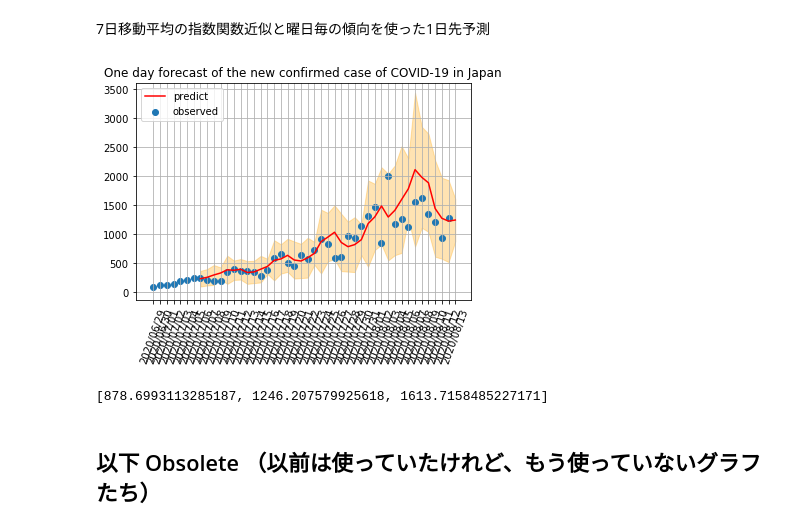
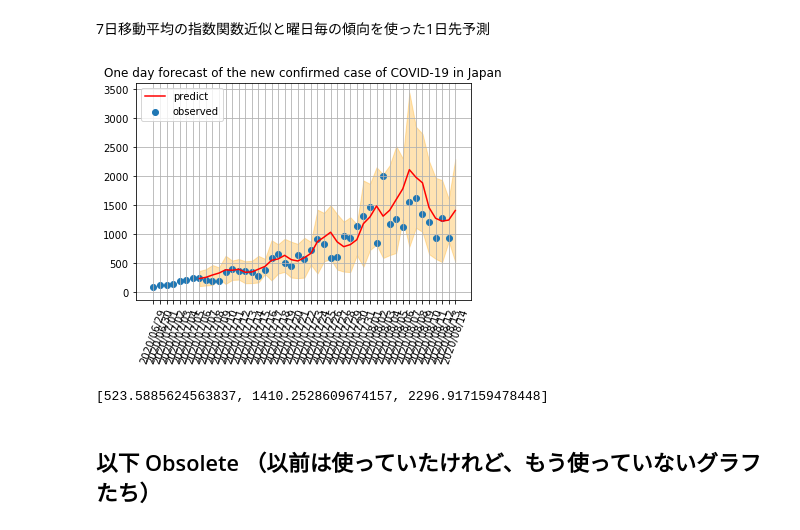
Before and after one commit to yoneken/covid19jp, a Jupyter notebook: Forecast_covid19.ipynb, the cells around one changed output. Cells and saved outputs as stored; diff of their text form; code cells hidden in the pictures.

```diff
--- a/Forecast_covid19.ipynb
+++ b/Forecast_covid19.ipynb
@@ -444,23 +444,23 @@ df_new["predict_d"] = df_new.apply(lambda d: np.exp(d.a * (9+forecast) + d.b)*(1
 # %%
 df_new_pick = df_new[160:]
 
 #plt.plot(range(len(df_new.MA7)), df_new.MA7.values, color="green")
 #plt.plot(range(len(df_new.tmp)), df_new.tmp.values, color="green", linewidth=0.5)
 plt.plot(range(6+forecast, len(df_new_pick.predict)+6+forecast), df_new_pick.predict, color="red", label="predict")
 plt.fill_between(range(6+forecast, len(df_new_pick.predict)+6+forecast), df_new_pick.predict_d, df_new_pick.predict_u, color="orange", alpha=0.3)
 plt.scatter(range(len(df_new_pick.Japan)), df_new_pick.Japan.values, label="observed")
 
 xjticks = [l.strftime("%Y/%m/%d") for i,l in enumerate(df_new_pick.date)]
-plt.xticks(range(len(xjticks)-7), xjticks, rotation=70)
+plt.xticks(range(len(xjticks)-6), xjticks, rotation=70)
 plt.grid()
 plt.legend(loc="upper left");
 plt.title("One day forecast of the new confirmed case of COVID-19 in Japan")
 plt.show()
-print([df_new_pick.predict_d.iloc[-8-7], df_new_pick.predict.iloc[-8-7], df_new_pick.predict_u.iloc[-8-7]])
+print([df_new_pick.predict_d.iloc[-8-6], df_new_pick.predict.iloc[-8-6], df_new_pick.predict_u.iloc[-8-6]])
 #print(df_new_pick.predict_u)
 # %% [output]
-[figure, old version]
+[figure, new version]
-[878.6993113285187, 1246.207579925618, 1613.7158485227171]
+[523.5885624563837, 1410.2528609674157, 2296.917159478448]
 # %% [markdown]
 ## 以下 Obsolete （以前は使っていたけれど、もう使っていないグラフたち）
 # %% [markdown]
```
Also changed, not shown: parts of 10 cells of this notebook, 1 other file.
